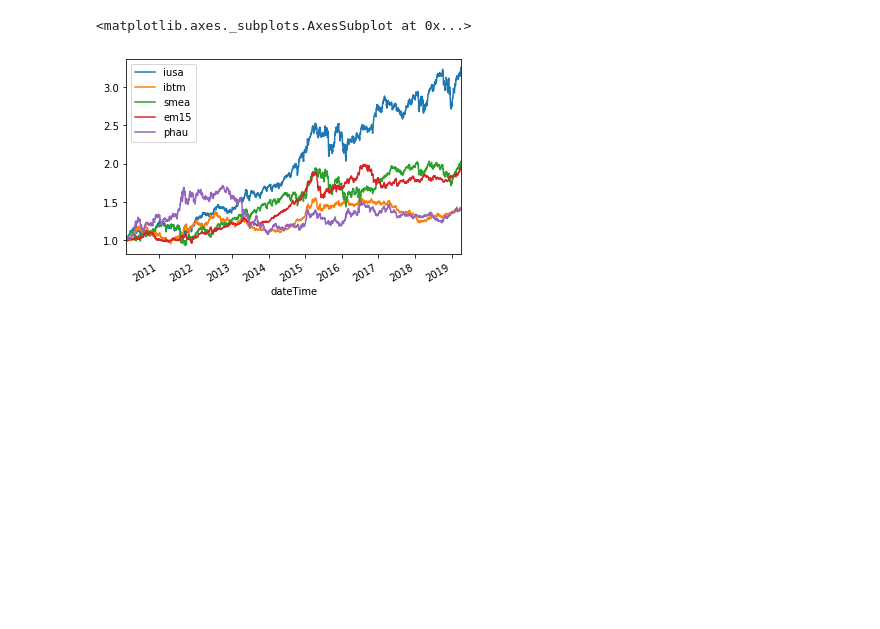
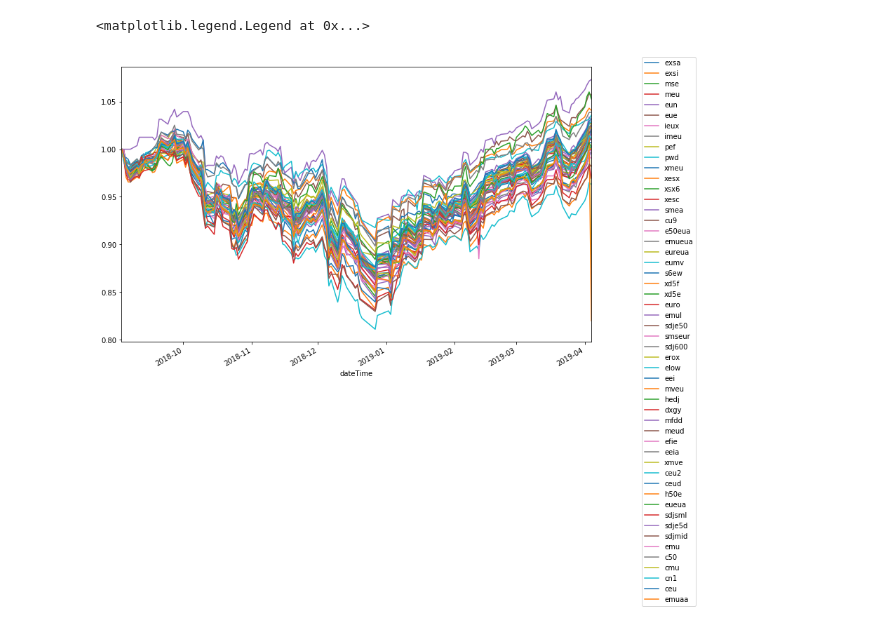
Before and after one commit to zniffur/mytrading, a Jupyter notebook: confronta e salva quote etf.ipynb, the cells around one changed output. Cells and saved outputs as stored; diff of their text form; code cells hidden in the pictures; blank space fills up the shorter version.

Commit message:
test con altro paniere titoli

```diff
--- a/confronta e salva quote etf.ipynb
+++ b/confronta e salva quote etf.ipynb
@@ -14,0 +13,25 @@ df = read_quotes(assets)
+# %%
+with open('titoli.txt', 'r') as f:
+    assets = f.readlines()
+    assets = [x.strip().lower() for x in assets]
+
+data = read_quotes(assets)
+# %%
+# correzione SMEA
+if 'smea' in assets:
+    x1 = data.smea.idxmin()
+    data.smea.loc[x1] = data.smea.loc[x1 - pd.Timedelta(days=1)]
+# %%
+# correzione SMEA
+if 'eue' in assets:
+    x1 = data.eue.idxmin()
+    data.eue.loc[x1] = data.eue.loc[x1 - pd.Timedelta(days=1)]
+# %%
+norm_data = data/data.iloc[0]
+# %%
+ax1 = norm_data.plot(figsize=(12,8))
+lines, labels = ax1.get_legend_handles_labels()
+ax1.legend(lines, labels, bbox_to_anchor=(1.1, 1.05))  # legend for first two lines only
+# %% [output]
+<matplotlib.legend.Legend at 0x...>
+[figure, added]
@@ -20,5 +51,0 @@ norm_df = df/df.iloc[0]
-# %%
-norm_df.plot()
-# %% [output]
-<matplotlib.axes._subplots.AxesSubplot at 0x...>
-[figure, removed]
```
Also changed, not shown: parts of 4 cells of this notebook, 3 other files.
